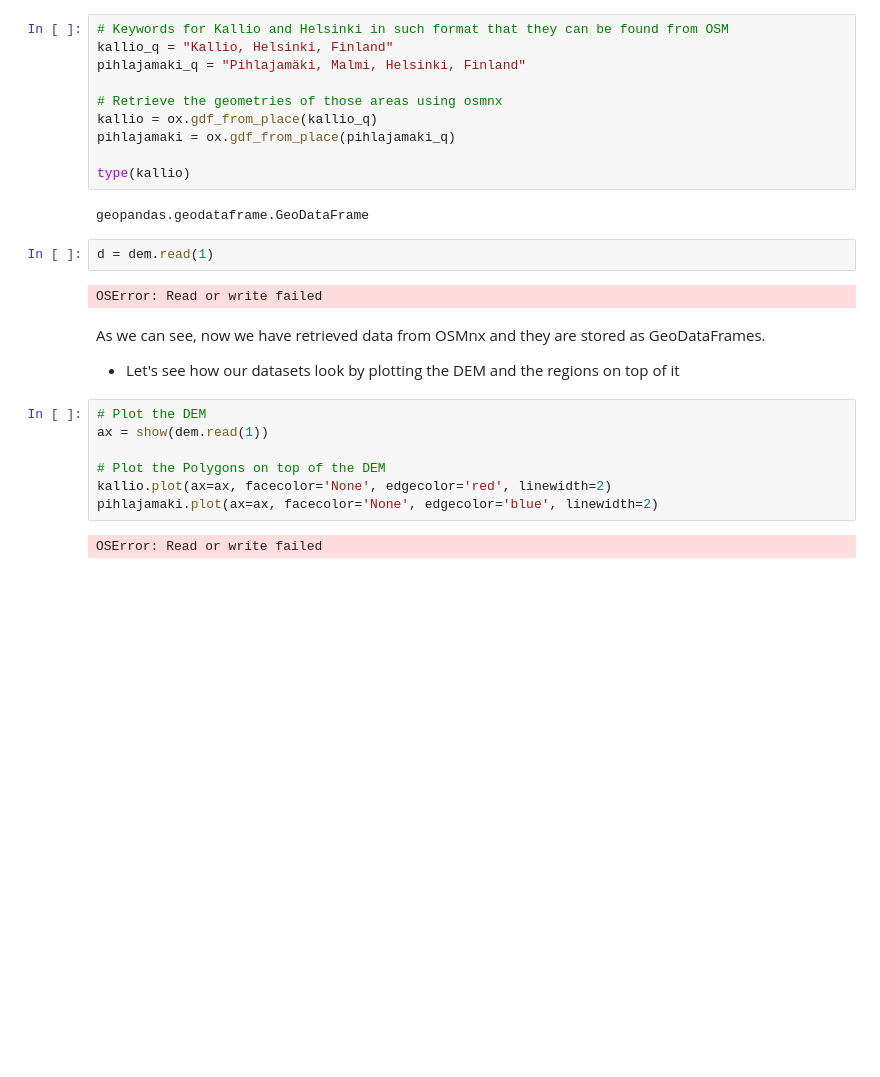
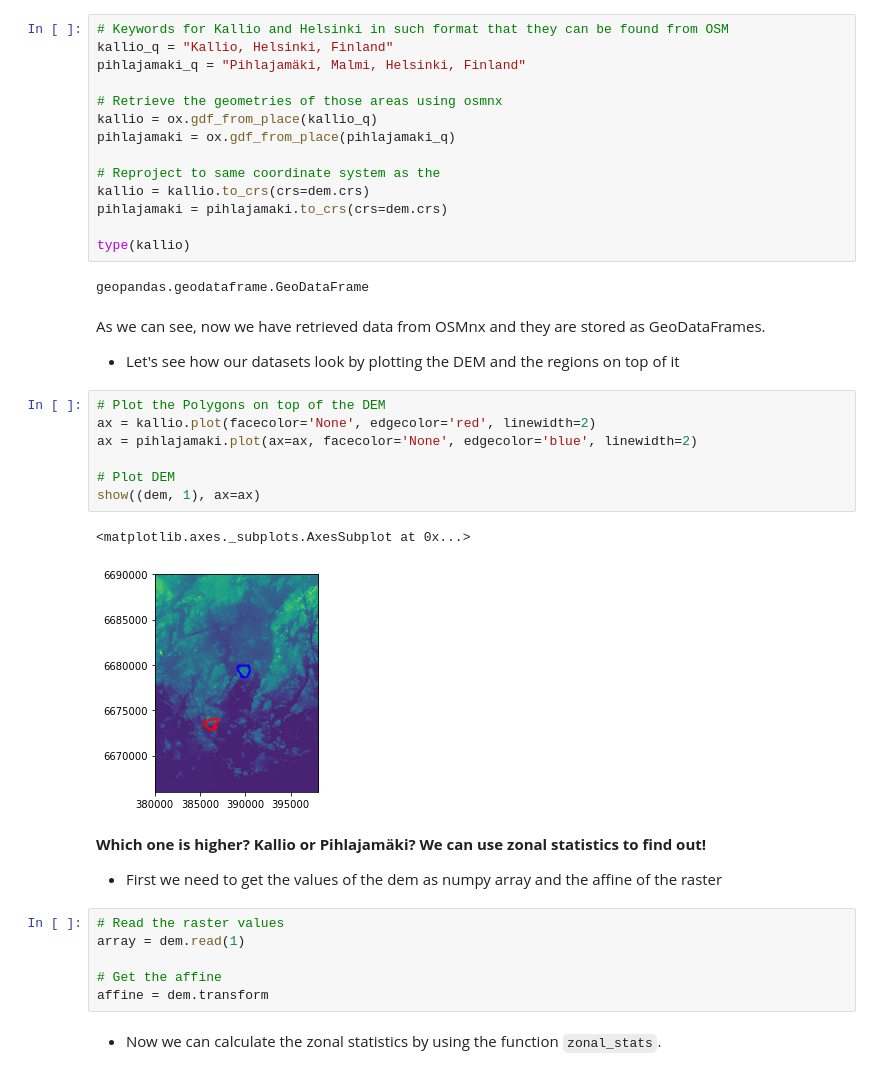
Before and after one commit to Automating-GIS-processes/CSC, a Jupyter notebook: source/notebooks/L5/zonal-statistics.ipynb, the cells around one changed output. Saved outputs shown, nothing was run; the diff lists cells and outputs as text; blank space fills up the shorter version.

```diff
--- a/source/notebooks/L5/zonal-statistics.ipynb
+++ b/source/notebooks/L5/zonal-statistics.ipynb
@@ -41,23 +41,36 @@ pihlajamaki_q = "Pihlajamäki, Malmi, Helsinki, Finland"
 kallio = ox.gdf_from_place(kallio_q)
 pihlajamaki = ox.gdf_from_place(pihlajamaki_q)
 
+# Reproject to same coordinate system as the
+kallio = kallio.to_crs(crs=dem.crs)
+pihlajamaki = pihlajamaki.to_crs(crs=dem.crs)
+
 type(kallio)
 # %% [output]
 geopandas.geodataframe.GeoDataFrame
-# %%
-d = dem.read(1)
-# %% [output]
-OSError: Read or write failed
 # %% [markdown]
 As we can see, now we have retrieved data from OSMnx and they are stored as GeoDataFrames.
 
 - Let's see how our datasets look by plotting the DEM and the regions on top of it
 # %%
-# Plot the DEM
-ax = show(dem.read(1))
+# Plot the Polygons on top of the DEM
+ax = kallio.plot(facecolor='None', edgecolor='red', linewidth=2)
+ax = pihlajamaki.plot(ax=ax, facecolor='None', edgecolor='blue', linewidth=2)
 
-# Plot the Polygons on top of the DEM
-kallio.plot(ax=ax, facecolor='None', edgecolor='red', linewidth=2)
-pihlajamaki.plot(ax=ax, facecolor='None', edgecolor='blue', linewidth=2)
+# Plot DEM
+show((dem, 1), ax=ax)
 # %% [output]
-OSError: Read or write failed
+<matplotlib.axes._subplots.AxesSubplot at 0x...>
+[figure, added]
+# %% [markdown]
+**Which one is higher? Kallio or Pihlajamäki? We can use zonal statistics to find out!**
+
+- First we need to get the values of the dem as numpy array and the affine of the raster
+# %%
+# Read the raster values
+array = dem.read(1)
+
+# Get the affine
+affine = dem.transform
+# %% [markdown]
+- Now we can calculate the zonal statistics by using the function `zonal_stats`.
```
Also changed, not shown: parts of 5 cells of this notebook, 2 other files.
